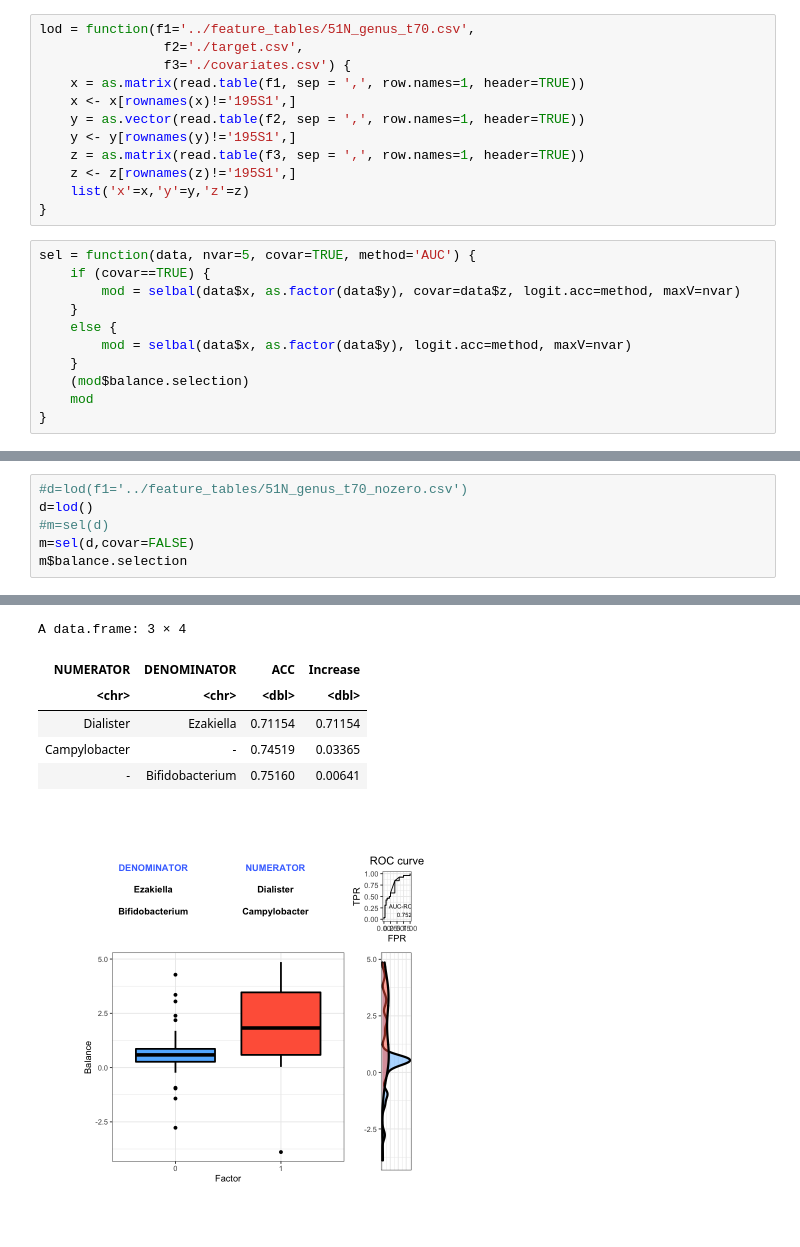
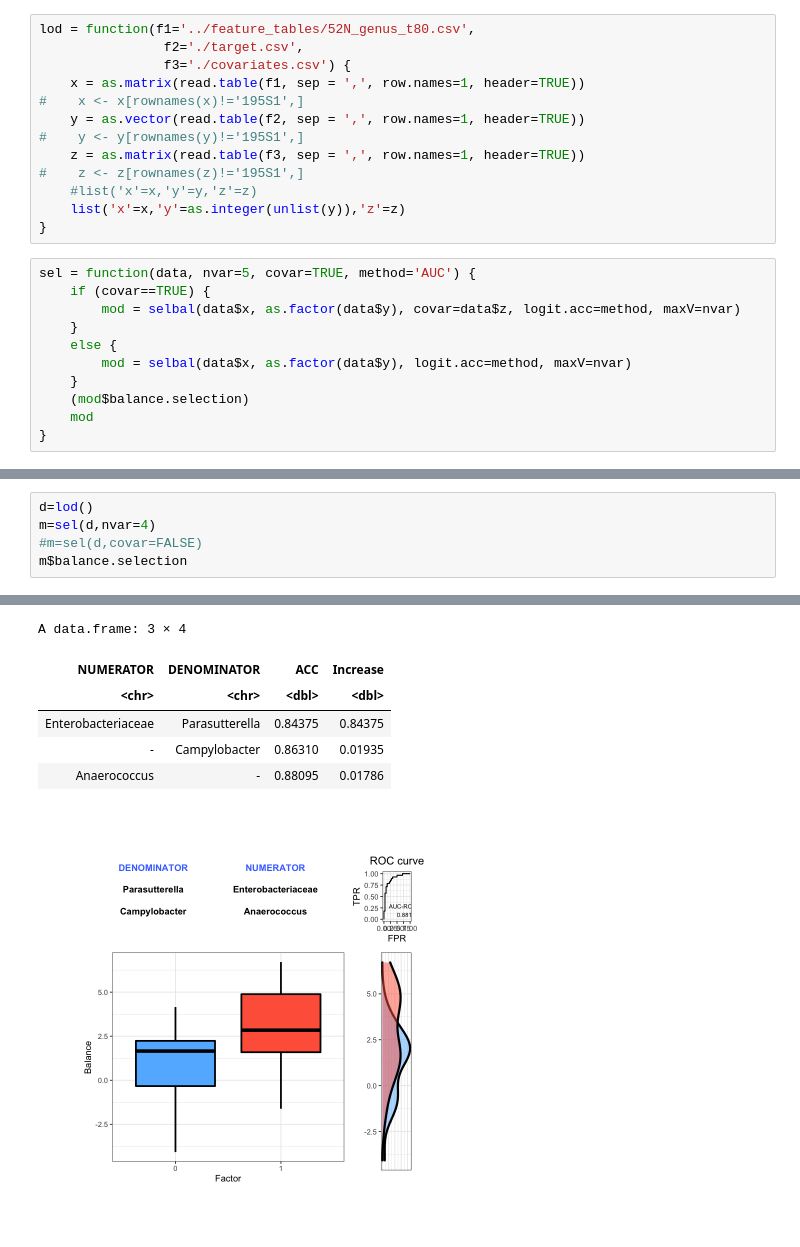
Before and after one commit to tariks/icu-biome, a Jupyter notebook: selbal/balanceR.ipynb, the cells around one changed output, grey strips where cells are left out. Cells and saved outputs as stored; diff of their text form.

```diff
--- a/selbal/balanceR.ipynb
+++ b/selbal/balanceR.ipynb
@@ -2,16 +2,17 @@
 library(selbal)
 library(grid)
 # %%
-lod = function(f1='../feature_tables/51N_genus_t70.csv',
+lod = function(f1='../feature_tables/52N_genus_t80.csv',
                 f2='./target.csv',
                 f3='./covariates.csv') {
     x = as.matrix(read.table(f1, sep = ',', row.names=1, header=TRUE))
-    x <- x[rownames(x)!='195S1',]
+#    x <- x[rownames(x)!='195S1',]
     y = as.vector(read.table(f2, sep = ',', row.names=1, header=TRUE))
-    y <- y[rownames(y)!='195S1',]
+#    y <- y[rownames(y)!='195S1',]
     z = as.matrix(read.table(f3, sep = ',', row.names=1, header=TRUE))
-    z <- z[rownames(z)!='195S1',]
-    list('x'=x,'y'=y,'z'=z)
+#    z <- z[rownames(z)!='195S1',]
+    #list('x'=x,'y'=y,'z'=z)
+    list('x'=x,'y'=as.integer(unlist(y)),'z'=z)
 }
 # %%
 sel = function(data, nvar=5, covar=TRUE, method='AUC') {
@@ -27,7 +38,6 @@ sel = function(data, nvar=5, covar=TRUE, method='AUC') {
 # %%
-#d=lod(f1='../feature_tables/51N_genus_t70_nozero.csv')
 d=lod()
-#m=sel(d)
-m=sel(d,covar=FALSE)
+m=sel(d,nvar=4)
+#m=sel(d,covar=FALSE)
 m$balance.selection
 # %% [output]
@@ -37,11 +44,11 @@ Warning message in cmultRepl(x, suppress.print = T):
 Warning message in cmultRepl(x, suppress.print = T):
 "Row(s) containing more than 80% zeros/unobserved values were found (check it out using zPatterns).
                   (You can use the z.warning argument to modify the warning threshold)."
 A data.frame: 3 × 4
 | NUMERATOR | DENOMINATOR | ACC | Increase |
 | <chr> | <chr> | <dbl> | <dbl> |
-| Dialister | Ezakiella | 0.71154 | 0.71154 |
-| Campylobacter | - | 0.74519 | 0.03365 |
-| - | Bifidobacterium | 0.75160 | 0.00641 |
+| Enterobacteriaceae | Parasutterella | 0.84375 | 0.84375 |
+| - | Campylobacter | 0.86310 | 0.01935 |
+| Anaerococcus | - | 0.88095 | 0.01786 |
-[figure, old version]
+[figure, new version]
 # %%
```
Also changed, not shown: parts of 12 cells of this notebook, 13 other files.
